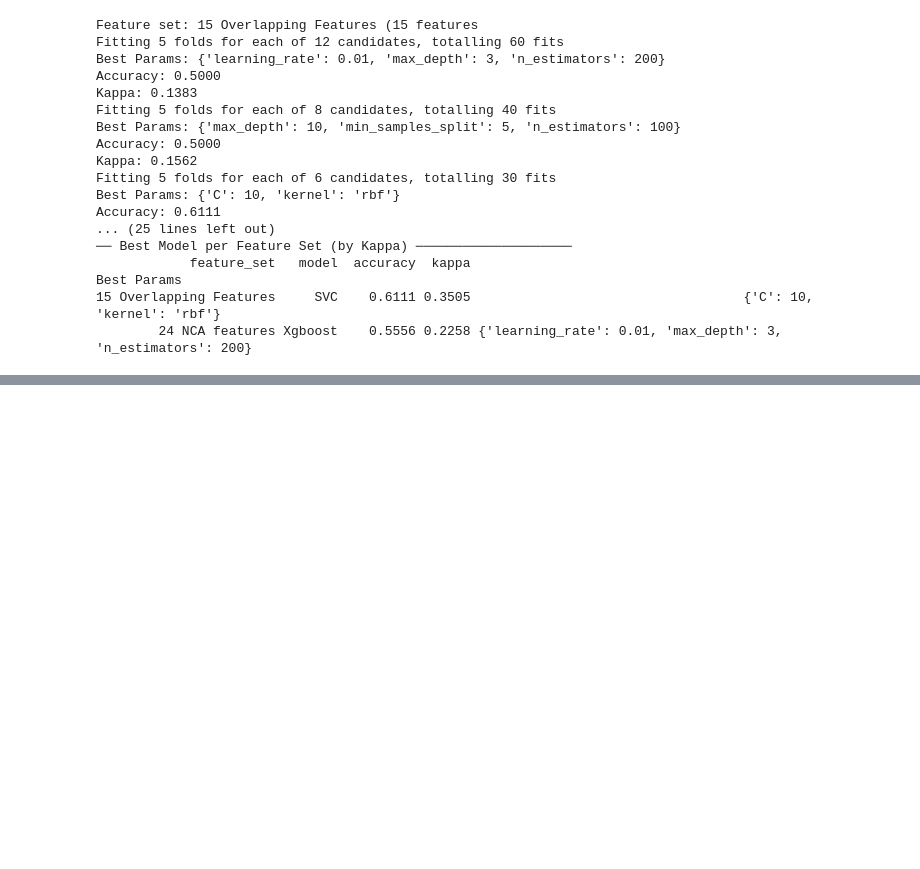
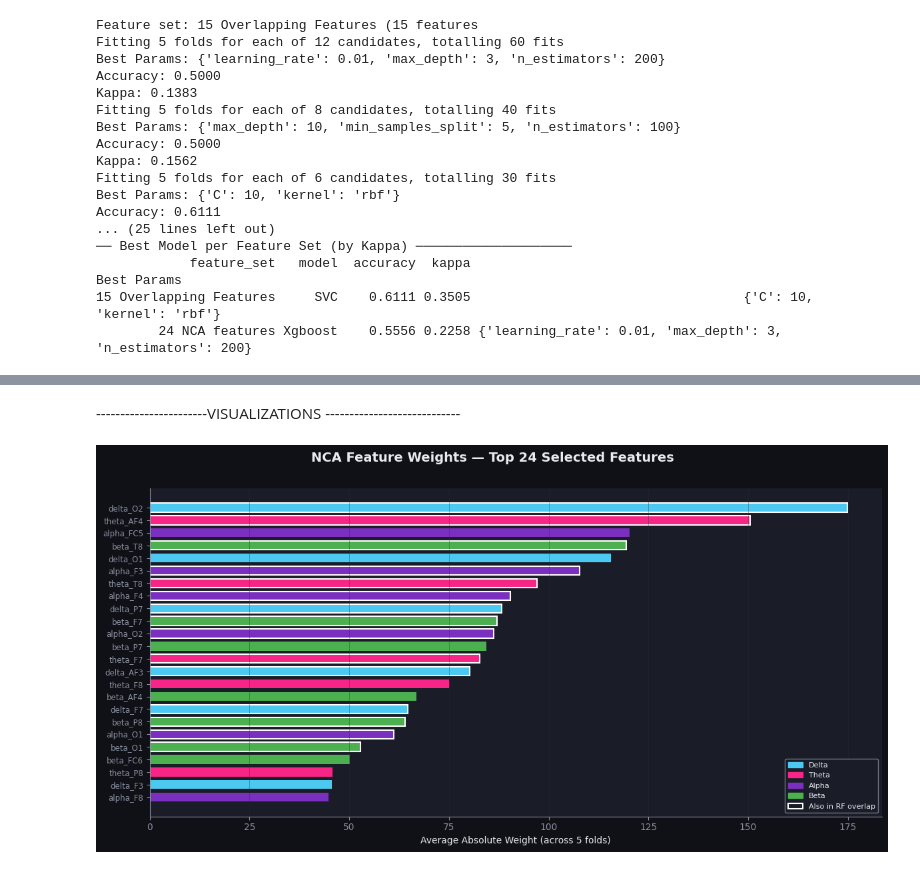
Before and after one commit to Folasewa/EEG-Based_Mental_Workload_Classifier, a Jupyter notebook: notebooks/classification.ipynb, the cells around one changed output, grey strips where cells are left out. Cells and saved outputs as stored; diff of their text form; code cells hidden in the pictures; blank space fills up the shorter version.

Commit message:
visualizations

```diff
--- a/notebooks/classification.ipynb
+++ b/notebooks/classification.ipynb
@@ -481,3 +481,9 @@ Accuracy: 0.6111
             feature_set   model  accuracy  kappa                                                  Best Params
 15 Overlapping Features     SVC    0.6111 0.3505                                   {'C': 10, 'kernel': 'rbf'}
         24 NCA features Xgboost    0.5556 0.2258 {'learning_rate': 0.01, 'max_depth': 3, 'n_estimators': 200}
+# %%
+# Check class distribution
+print("Class distribution in training set:")
+unique, counts = np.unique(y_train_class, return_counts=True)
+for u, c in zip(unique, counts):
+    print(f"  {u}: {c} samples ({100*c/len(y_train_class):.1f}%)")
@@ -483,0 +495,10 @@ Accuracy: 0.6111
+# %%
+print(data['rating'].value_counts().sort_index())
+print(f"\nTotal samples: {len(data)}")
+print(f"\nRating stats:")
+print(data['rating'].describe())
+
+# also check how ratings map to your classes
+data['workload_class'] = data['rating'].apply(rating_to_label)
+print(f"\nClass distribution:")
+print(data['workload_class'].value_counts())
@@ -483,0 +749,2 @@ Accuracy: 0.6111
+# %% [markdown]
+-----------------------VISUALIZATIONS ----------------------------
@@ -483,0 +780,44 @@ Accuracy: 0.6111
+# %%
+# ── Figure 1: NCA Feature Weights ────────────────────────────────────────────
+fig, ax = plt.subplots(figsize=(12, 6), facecolor=PALETTE["bg"])
+fig.suptitle("NCA Feature Weights — Top 24 Selected Features",
+             fontsize=14, fontweight="bold", color=PALETTE["text"], y=1.01)
+
+names   = [feature_columns[i] for i in nca_selected_features]
+weights = nca_avg_weights[nca_selected_features]
+
+band_colors = {
+    "delta": PALETTE["accent1"],
+    "theta": PALETTE["accent2"],
+    "alpha": PALETTE["accent3"],
+    "beta":  PALETTE["accent4"],
+}
+colors = [band_colors.get(n.split("_")[0], PALETTE["subtext"]) for n in names]
+overlap_set = set(overlap_feature_names)
+
+bars = ax.barh(range(len(names)), weights, color=colors, edgecolor="none", height=0.7)
+for bar, name in zip(bars, names):
+    if name in overlap_set:
+        bar.set_edgecolor("white")
+        bar.set_linewidth(1.5)
+
+ax.set_yticks(range(len(names)))
+ax.set_yticklabels(names, fontsize=8.5)
+ax.invert_yaxis()
+ax.set_xlabel("Average Absolute Weight (across 5 folds)", fontsize=10)
+ax.grid(axis="x", alpha=0.4)
+ax.spines[["top", "right"]].set_visible(False)
+
+legend_patches = [mpatches.Patch(color=c, label=b.capitalize())
+                  for b, c in band_colors.items()]
+legend_patches.append(mpatches.Patch(facecolor="none", edgecolor="white",
+                                     linewidth=1.5, label="Also in RF overlap"))
+ax.legend(handles=legend_patches, loc="lower right",
+          facecolor=PALETTE["panel"], edgecolor=PALETTE["subtext"],
+          fontsize=8, labelcolor=PALETTE["text"])
+
+plt.tight_layout()
+plt.savefig("fig1_nca_weights.png", dpi=180, bbox_inches="tight", facecolor=PALETTE["bg"])
+plt.show()
+# %% [output]
+[figure, added]
```
Also changed, not shown: parts of 10 cells of this notebook, 7 other files.
